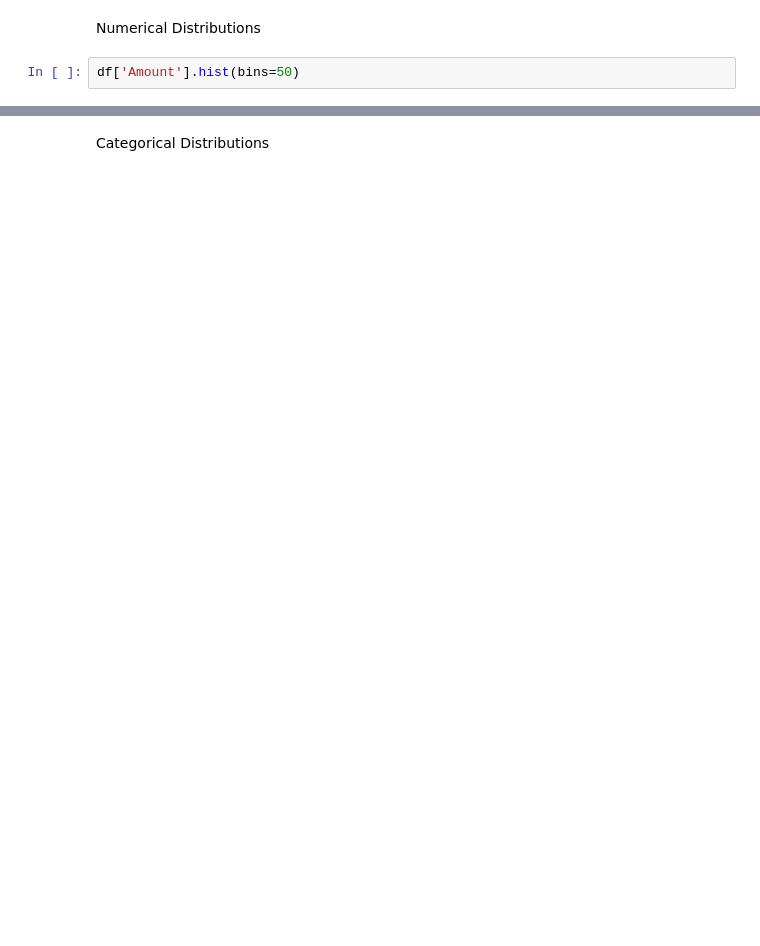
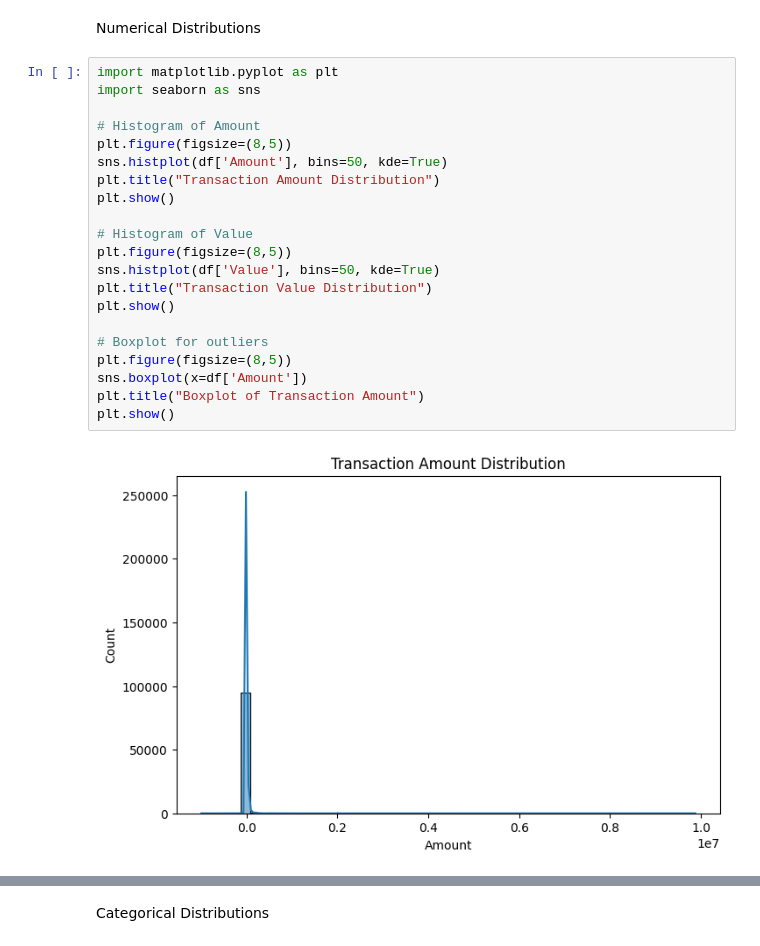
Before and after one commit to Mihret-Akalu/credit-risk-model, a Jupyter notebook: notebooks/eda.ipynb, the cells around one changed output, grey strips where cells are left out. Saved outputs shown, nothing was run; the diff lists cells and outputs as text; blank space fills up the shorter version.

Commit message:
Task-1: Business Understanding; Task-2: EDA with visuals; Added implementation code for data processing, training, prediction, API, and tests

```diff
--- a/notebooks/eda.ipynb
+++ b/notebooks/eda.ipynb
@@ -16,4 +84,25 @@ df.isnull().sum()
 # %% [markdown]
 Numerical Distributions
 # %%
-df['Amount'].hist(bins=50)
+import matplotlib.pyplot as plt
+import seaborn as sns
+
+# Histogram of Amount
+plt.figure(figsize=(8,5))
+sns.histplot(df['Amount'], bins=50, kde=True)
+plt.title("Transaction Amount Distribution")
+plt.show()
+
+# Histogram of Value
+plt.figure(figsize=(8,5))
+sns.histplot(df['Value'], bins=50, kde=True)
+plt.title("Transaction Value Distribution")
+plt.show()
+
+# Boxplot for outliers
+plt.figure(figsize=(8,5))
+sns.boxplot(x=df['Amount'])
+plt.title("Boxplot of Transaction Amount")
+plt.show()
+# %% [output]
+[figure, added]
```
Also changed, not shown: parts of 8 cells of this notebook, 11 other files.
